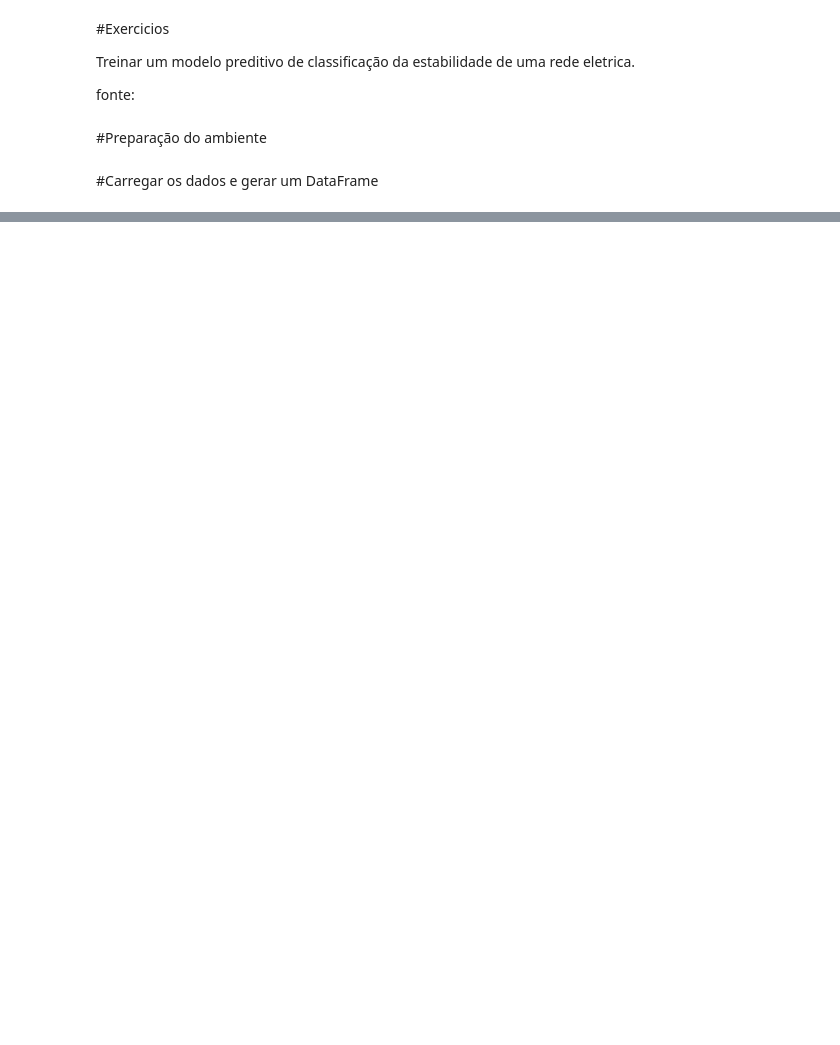
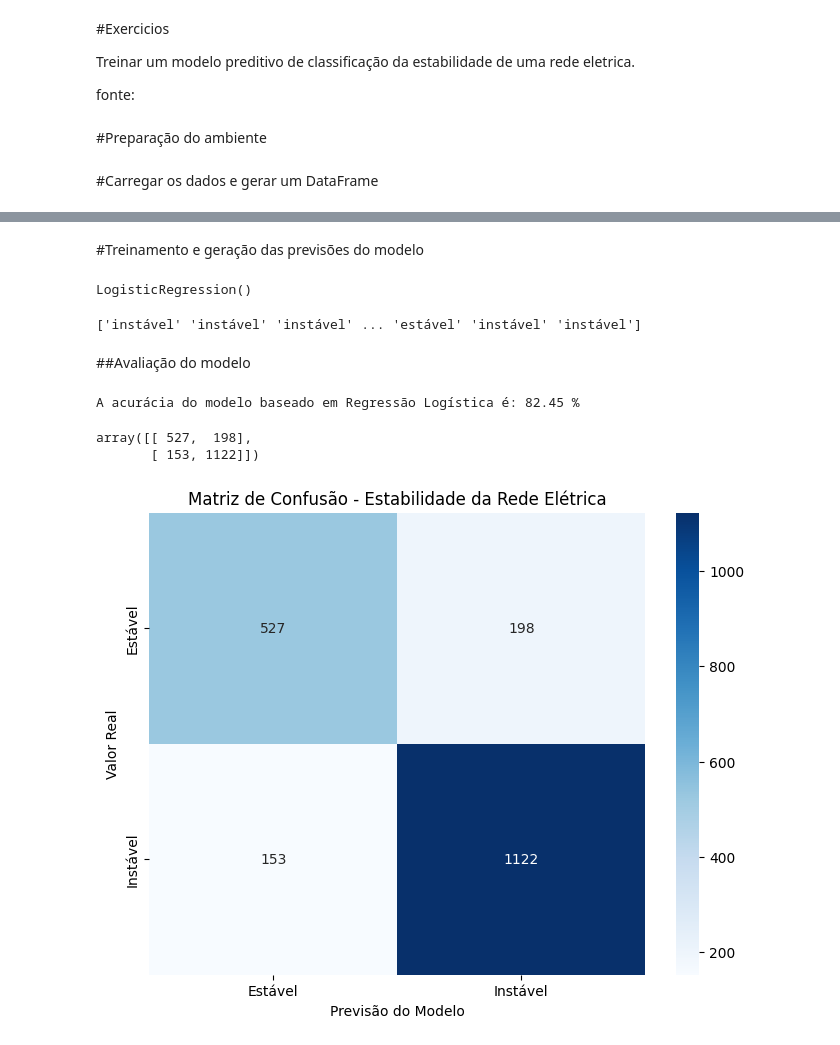
Before and after one commit to MatheusPimentaMartini/SERS-FIAP-2026-1CCPG, a Jupyter notebook: Aula_6_ML_ENERGIA.ipynb, the cells around one changed output, grey strips where cells are left out. Drawn from its saved outputs; the diff is of its cells as text; code cells hidden in the pictures; blank space fills up the shorter version.

```diff
--- a/Aula_6_ML_ENERGIA.ipynb
+++ b/Aula_6_ML_ENERGIA.ipynb
@@ -33,0 +142,53 @@ dados =
+# %%
+# X_train, X_test, y_train, y_test
+# Amostra aleatório para treino e teste
+X_train, X_test, y_train, y_test = train_test_split(X, y, test_size = 0.2, random_state = 17, )
+# Amostra estratificada (balanceamento de classes)
+#X_train, X_test, y_train, y_test = train_test_split(X, y, test_size = 0.2, random_state = 17, stratify = y)
+# %% [markdown]
+#Treinamento e geração das previsões do modelo
+# %%
+#instanciando o modelo
+modelo_LR = LogisticRegression()
+# %%
+# Treinando o modelo
+modelo_LR.fit (X_train, y_train)
+# %% [output]
+LogisticRegression()
+# %%
+# Gerando as previsões
+y_pred = modelo_LR.predict (X_test)
+print (y_pred)
+# %% [output]
+['instável' 'instável' 'instável' ... 'estável' 'instável' 'instável']
+# %% [markdown]
+##Avaliação do modelo
+# %%
+# Acurácia
+acuracia = 100 * accuracy_score (y_test, y_pred)
+print(f'A acurácia do modelo baseado em Regressão Logística é: {acuracia:.2f} %')
+# %% [output]
+A acurácia do modelo baseado em Regressão Logística é: 82.45 %
+# %%
+# Matriz de confusão
+matriz_confusao = confusion_matrix (y_test, y_pred)
+matriz_confusao
+# %% [output]
+array([[ 527,  198],
+       [ 153, 1122]])
+# %%
+import matplotlib.pyplot as plt
+import seaborn as sns
+
+# Criando a visualização da matriz de confusão
+plt.figure(figsize=(8, 6))
+sns.heatmap(matriz_confusao, annot=True, fmt='d', cmap='Blues',
+            xticklabels=['Estável', 'Instável'],
+            yticklabels=['Estável', 'Instável'])
+
+plt.xlabel('Previsão do Modelo')
+plt.ylabel('Valor Real')
+plt.title('Matriz de Confusão - Estabilidade da Rede Elétrica')
+plt.show()
+# %% [output]
+[figure, added]
```
Also changed, not shown: parts of 17 cells of this notebook.
